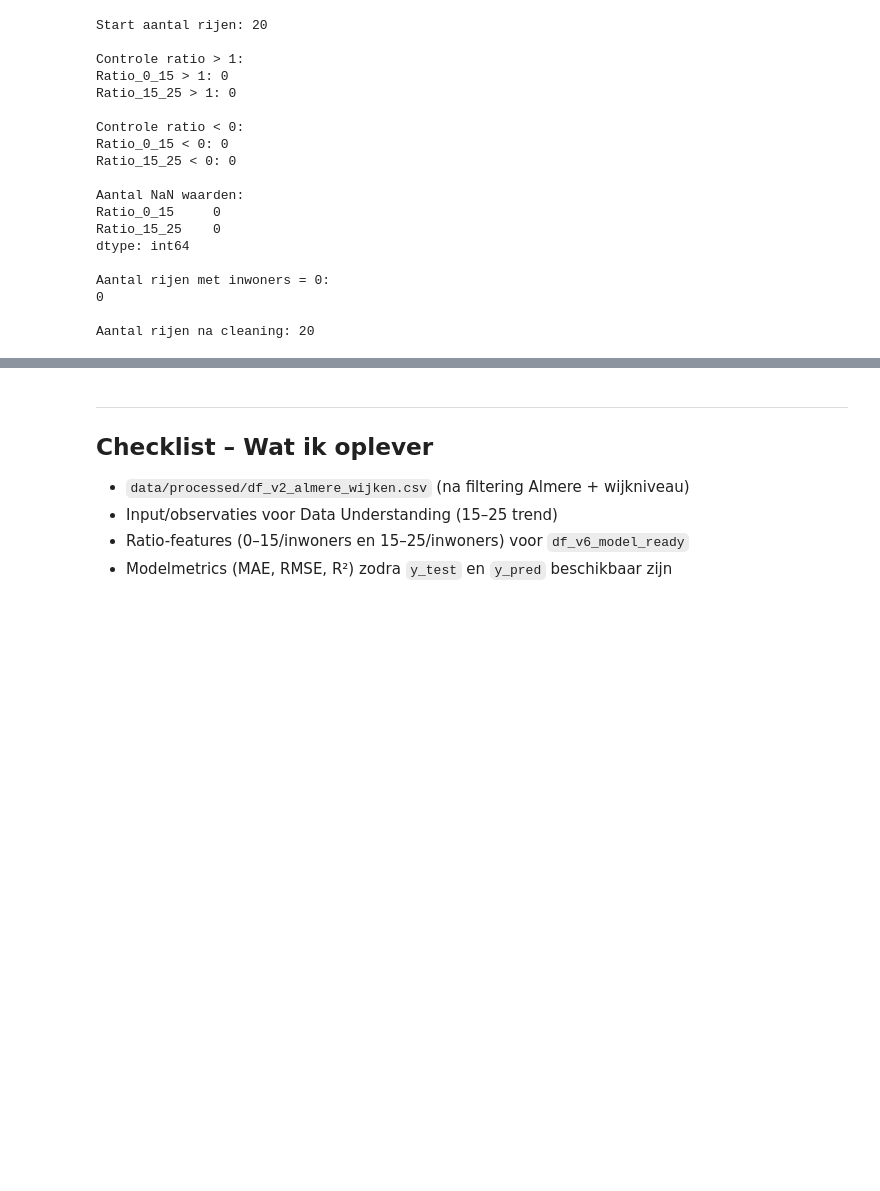
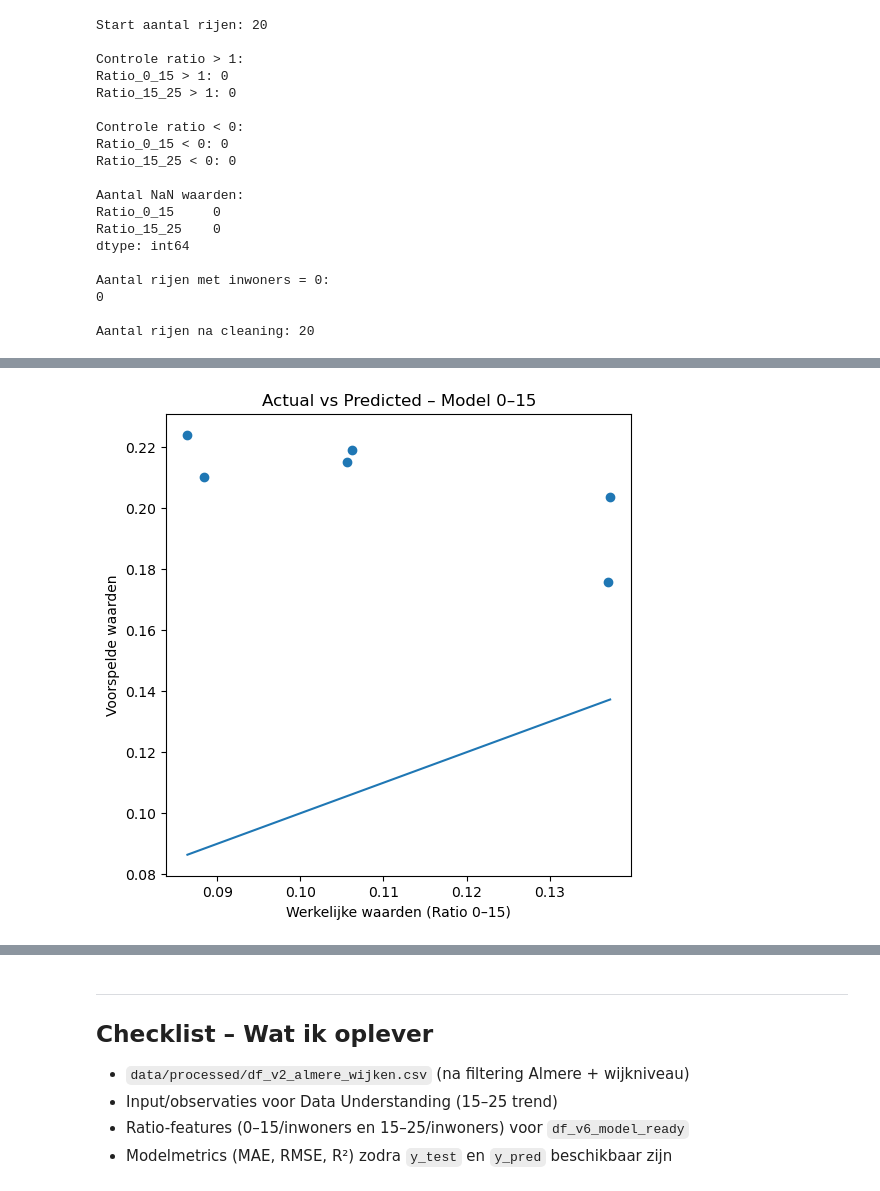
Before and after one commit to Ismael-991/almere-jeugd-voorspelling, a Jupyter notebook: notebooks/individual/Ismael_notebook.ipynb, the cells around one changed output, grey strips where cells are left out. Drawn from its saved outputs; the diff is of its cells as text; code cells hidden in the pictures; blank space fills up the shorter version.

Commit message:
model gemaakt

```diff
--- a/notebooks/individual/Ismael_notebook.ipynb
+++ b/notebooks/individual/Ismael_notebook.ipynb
@@ -458,0 +479,15 @@ FileNotFoundError: [Errno 2] No such file or directory: '../../data/processed/df
+# %%
+plt.figure(figsize=(6,6))
+plt.scatter(y_test, y_pred_0_15)
+
+# Perfecte lijn
+plt.plot([y_test.min(), y_test.max()],
+         [y_test.min(), y_test.max()],
+         linestyle="-")
+
+plt.xlabel("Werkelijke waarden (Ratio 0–15)")
+plt.ylabel("Voorspelde waarden")
+plt.title("Actual vs Predicted – Model 0–15")
+plt.show()
+# %% [output]
+[figure, added]
```
Also changed, not shown: parts of 12 cells of this notebook, 2 other files.
